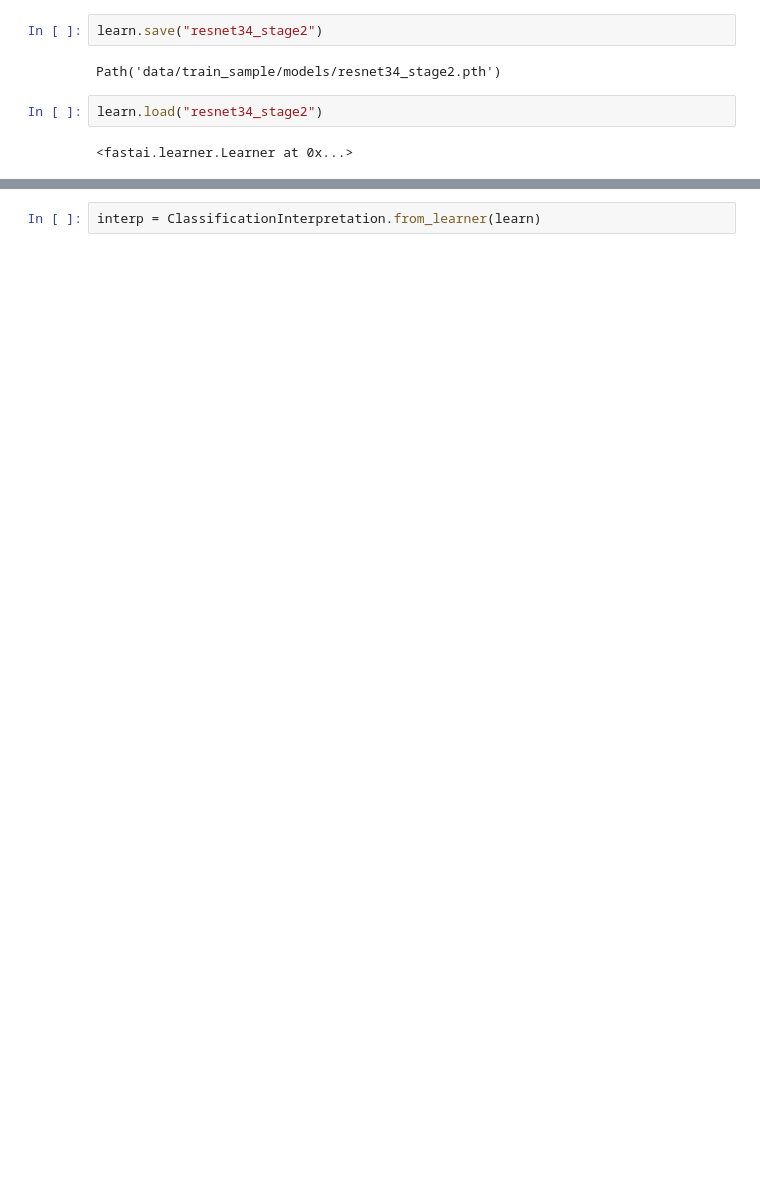
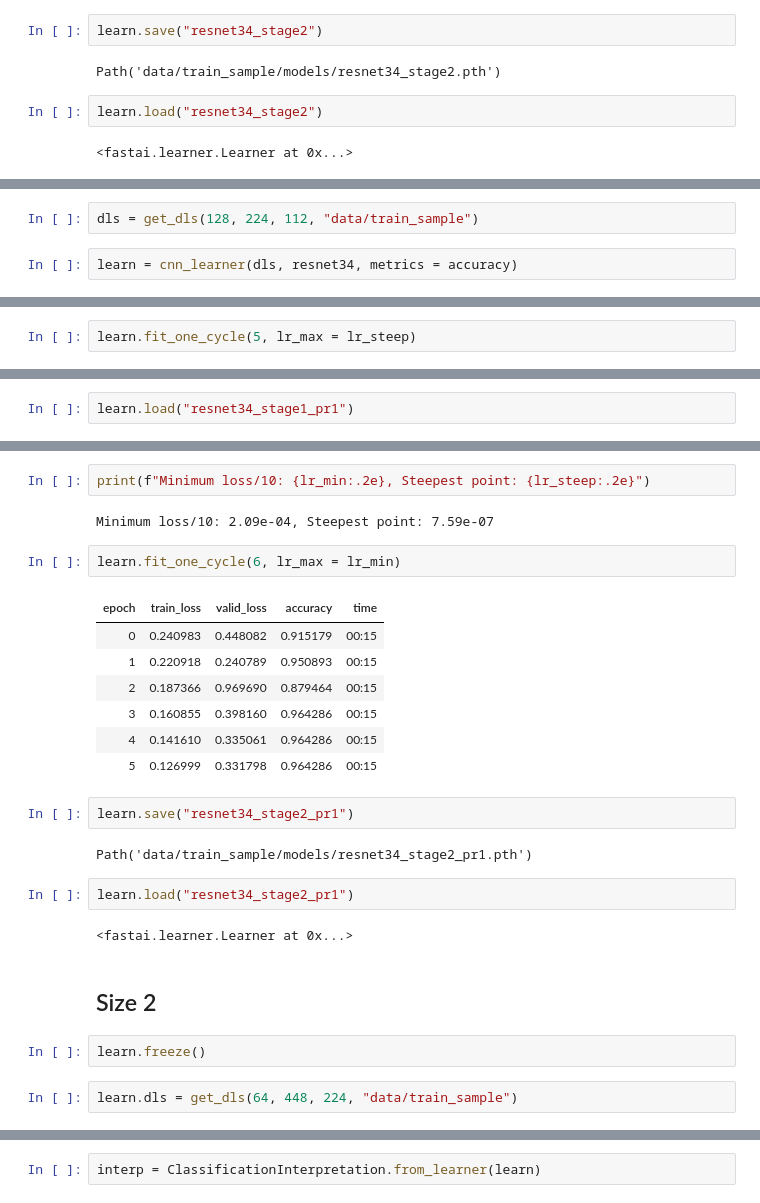
Before and after one commit to lehtone1/nature_concervancy, a Jupyter notebook: 1.1_initial_model.ipynb, the cells around one changed output, grey strips where cells are left out. Cells and saved outputs as stored; diff of their text form; blank space fills up the shorter version.

```diff
--- a/1.1_initial_model.ipynb
+++ b/1.1_initial_model.ipynb
@@ -154,0 +157,4 @@ learn.load("resnet34_stage2")
+# %%
+dls = get_dls(128, 224, 112, "data/train_sample")
+# %%
+learn = cnn_learner(dls, resnet34, metrics = accuracy)
@@ -154,0 +170,2 @@ learn.load("resnet34_stage2")
+# %%
+learn.fit_one_cycle(5, lr_max = lr_steep)
@@ -154,0 +183,2 @@ learn.load("resnet34_stage2")
+# %%
+learn.load("resnet34_stage1_pr1")
@@ -154,0 +194,28 @@ learn.load("resnet34_stage2")
+# %%
+print(f"Minimum loss/10: {lr_min:.2e}, Steepest point: {lr_steep:.2e}")
+# %% [output]
+Minimum loss/10: 2.09e-04, Steepest point: 7.59e-07
+# %%
+learn.fit_one_cycle(6, lr_max = lr_min)
+# %% [output]
+| epoch | train_loss | valid_loss | accuracy | time |
+| 0 | 0.240983 | 0.448082 | 0.915179 | 00:15 |
+| 1 | 0.220918 | 0.240789 | 0.950893 | 00:15 |
+| 2 | 0.187366 | 0.969690 | 0.879464 | 00:15 |
+| 3 | 0.160855 | 0.398160 | 0.964286 | 00:15 |
+| 4 | 0.141610 | 0.335061 | 0.964286 | 00:15 |
+| 5 | 0.126999 | 0.331798 | 0.964286 | 00:15 |
+# %%
+learn.save("resnet34_stage2_pr1")
+# %% [output]
+Path('data/train_sample/models/resnet34_stage2_pr1.pth')
+# %%
+learn.load("resnet34_stage2_pr1")
+# %% [output]
+<fastai.learner.Learner at 0x...>
+# %% [markdown]
+## Size 2
+# %%
+learn.freeze()
+# %%
+learn.dls = get_dls(64, 448, 224, "data/train_sample")
```
Also changed, not shown: parts of 68 cells of this notebook.
